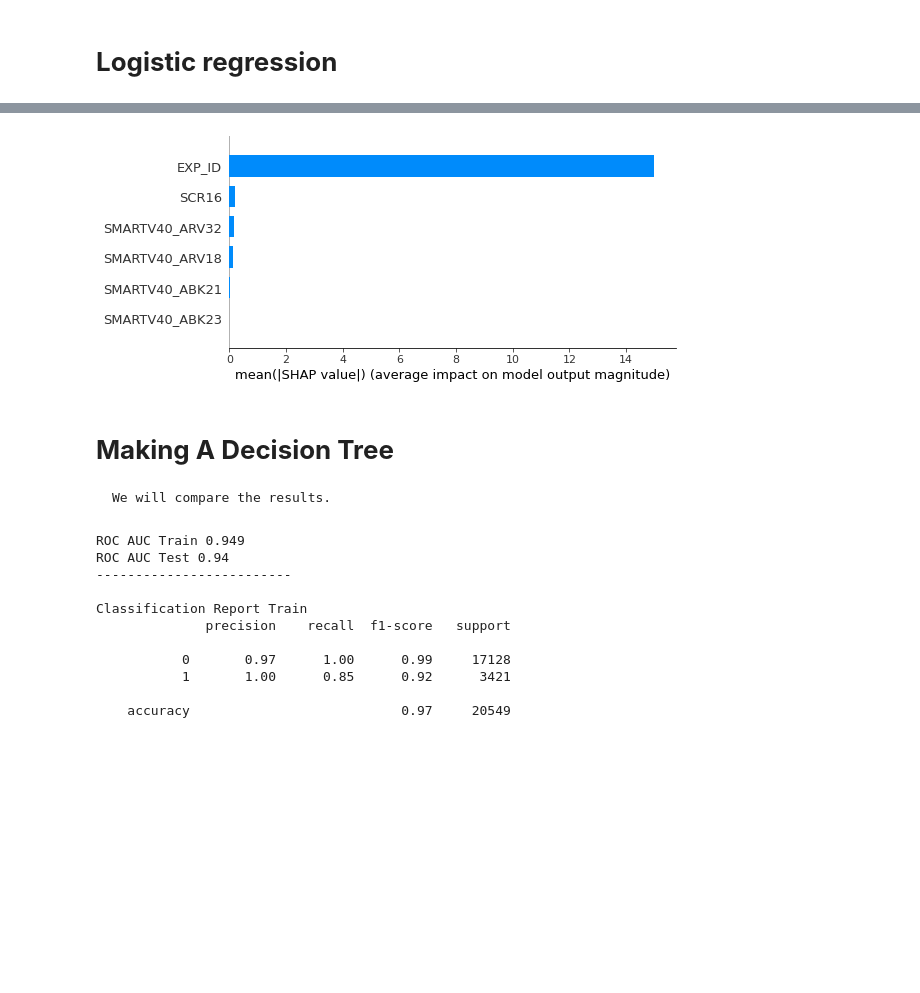
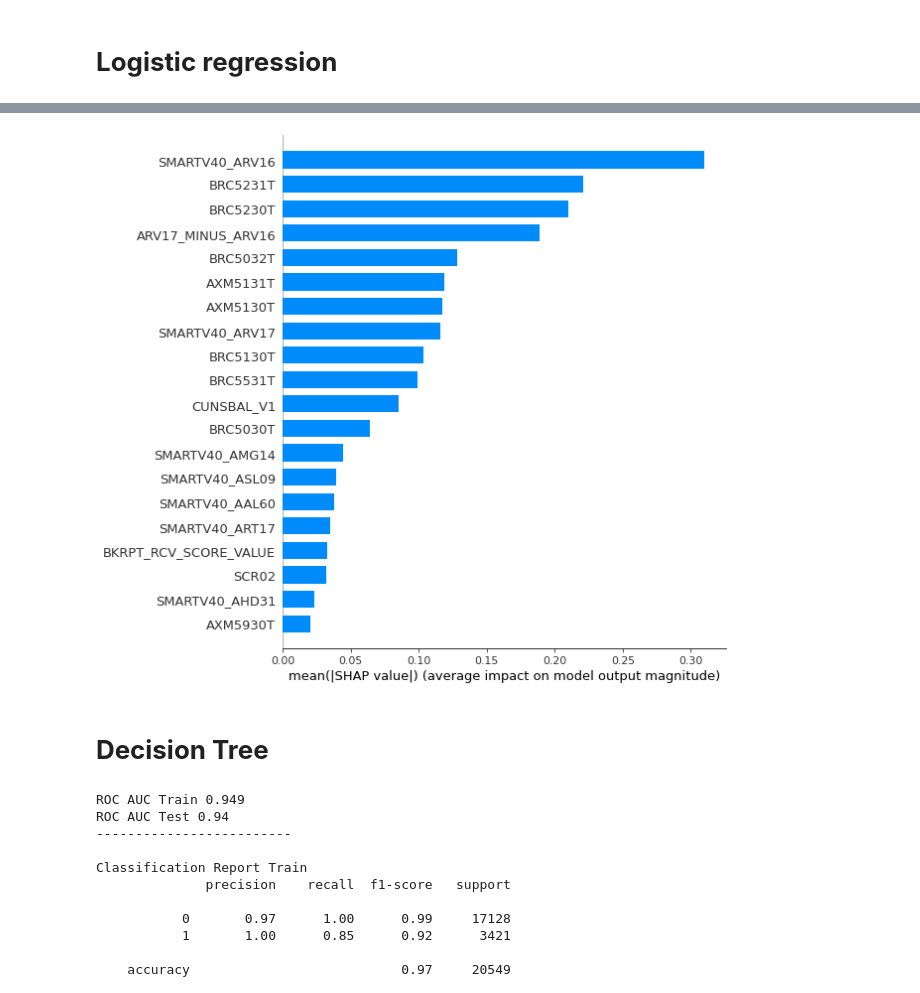
Before and after one commit to vlad-yeghiazaryan/BA_Group_Project_Sample_Data_Analysis, a Jupyter notebook: Group_Project_Sample_Data_Analysis.ipynb, the cells around one changed output, grey strips where cells are left out. Saved outputs shown, nothing was run; the diff lists cells and outputs as text; code cells hidden in the pictures; blank space fills up the shorter version.

````diff
--- a/Group_Project_Sample_Data_Analysis.ipynb
+++ b/Group_Project_Sample_Data_Analysis.ipynb
@@ -433,5 +506,7 @@ Maximum Likelihood optimization failed to converge. Check mle_retvals
+# %%
+logit_best = best_features(LogisticRegression(random_state=42), 50, X0, Y0)
 # %%
-logit_model_2 = LogisticRegression(C = 0.0001, class_weight = 'balanced',random_state=42).fit(X0,Y0)
-
-model_performance(X0, X1, Y0, Y1, logit_model_2)
+print('best_features_logit: ', logit_best, '\n')
+logit_model_2 = LogisticRegression(random_state=42).fit(X0[logit_best],Y0)
+model_performance(X0[logit_best], X1[logit_best], Y0, Y1, logit_model_2)
 # %% [output]
@@ -487,10 +530,11 @@ weighted avg       0.97      0.97      0.97      6850
 # %%
 param_logit={'class_weight':[None,'balanced'],
-            'C':np.linspace(0,100,200)}
+            'C':np.linspace(0,100,50)}
 
-gridsearch = GridSearchCV(estimator=logit_model_3,
+gridsearch = GridSearchCV(estimator=logit_model_2,
                         param_grid=param_logit,
-                        cv=5,scoring='roc_auc',verbose=1,n_jobs= -1)
-gridsearch.fit(best_features_X0, Y0)
+                        cv=5,scoring='roc_auc',verbose=1)
+
+gridsearch.fit(X0[logit_best], Y0)
 best_model_params = gridsearch.best_params_
 # %% [output]
@@ -510,4 +551,4 @@ best_model_params
 # %%
-logit_model_4 = LogisticRegression(C = 20.100502512562812, class_weight = 'None',random_state=42).fit(best_features_X0,Y0)
-model_performance(best_features_X0, best_features_X1, Y0, Y1, logit_model_4)
+logit_model_3 = LogisticRegression(C = 83.6734693877551, class_weight = 'balanced',random_state=42).fit(X0[logit_best],Y0)
+model_performance(X0[logit_best], X1[logit_best], Y0, Y1, logit_model_3)
 # %% [output]
@@ -539,18 +580,13 @@ cv_score:  0.93
 # %%
 # Explaining the model with SHAP
-
-shap_values = shap.LinearExplainer(logit_model_4, data_1[best_features_logit]).shap_values(best_features_X0)
-shap.summary_plot(shap_values, best_features_X0, plot_type="bar")
+shap_values = shap.LinearExplainer(logit_model_3,
+                                   clean_data(data,cleanup_methods[0])[logit_best]).shap_values(X0[logit_best])
+shap.summary_plot(shap_values, X0[logit_best], plot_type="bar")
 # %% [output]
-[figure, old version]
+[figure, new version]
 # %% [markdown]
 
-# **Making A Decision Tree**
-
-
-```
-We will compare the results.
-```
+# **Decision Tree**
 # %%
 dt_1 = DecisionTreeClassifier(class_weight='balanced',max_depth=4,min_samples_leaf=10, random_state=42)
 dt_1.fit(X0,Y0)
````
Also changed, not shown: parts of 26 cells of this notebook.
